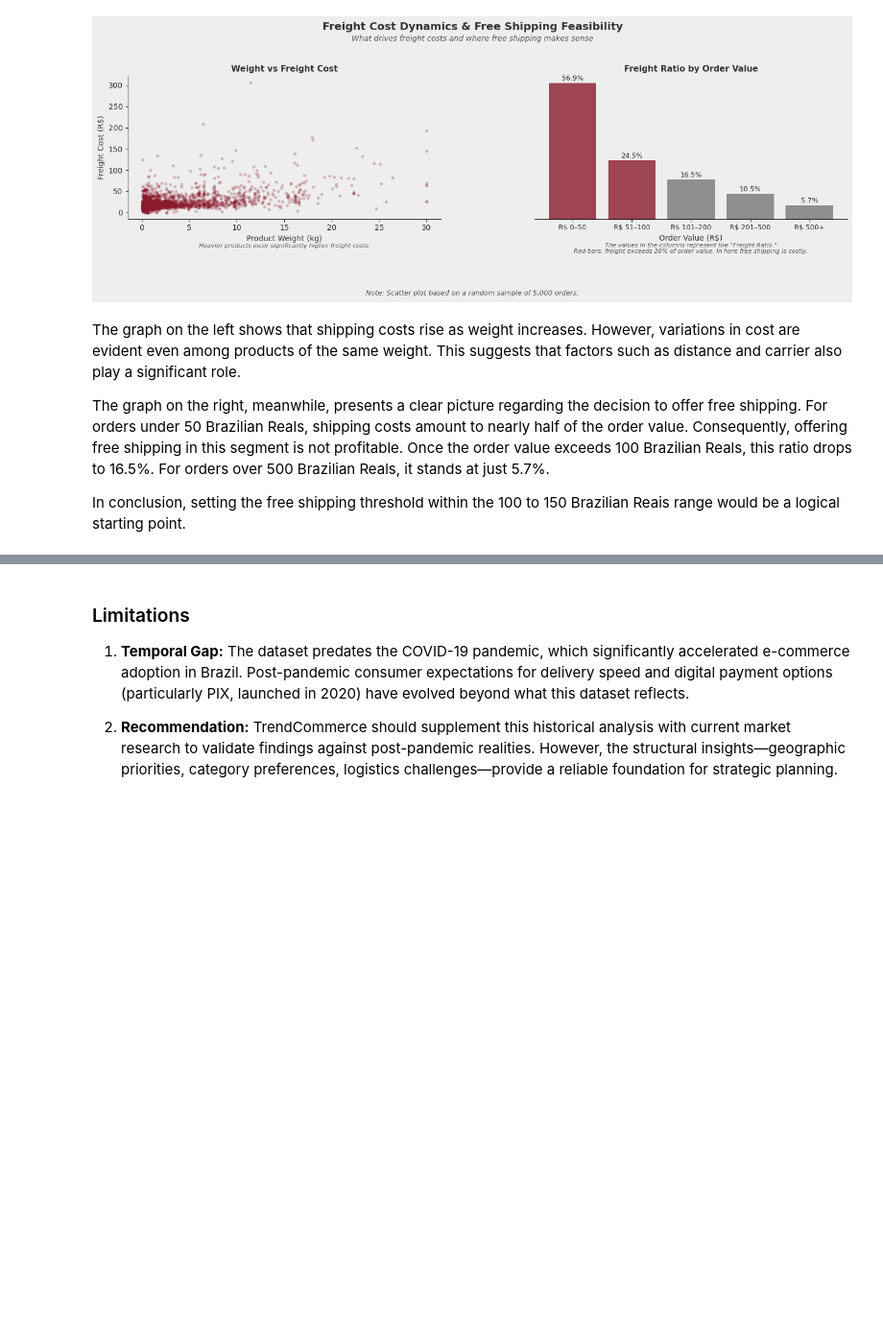
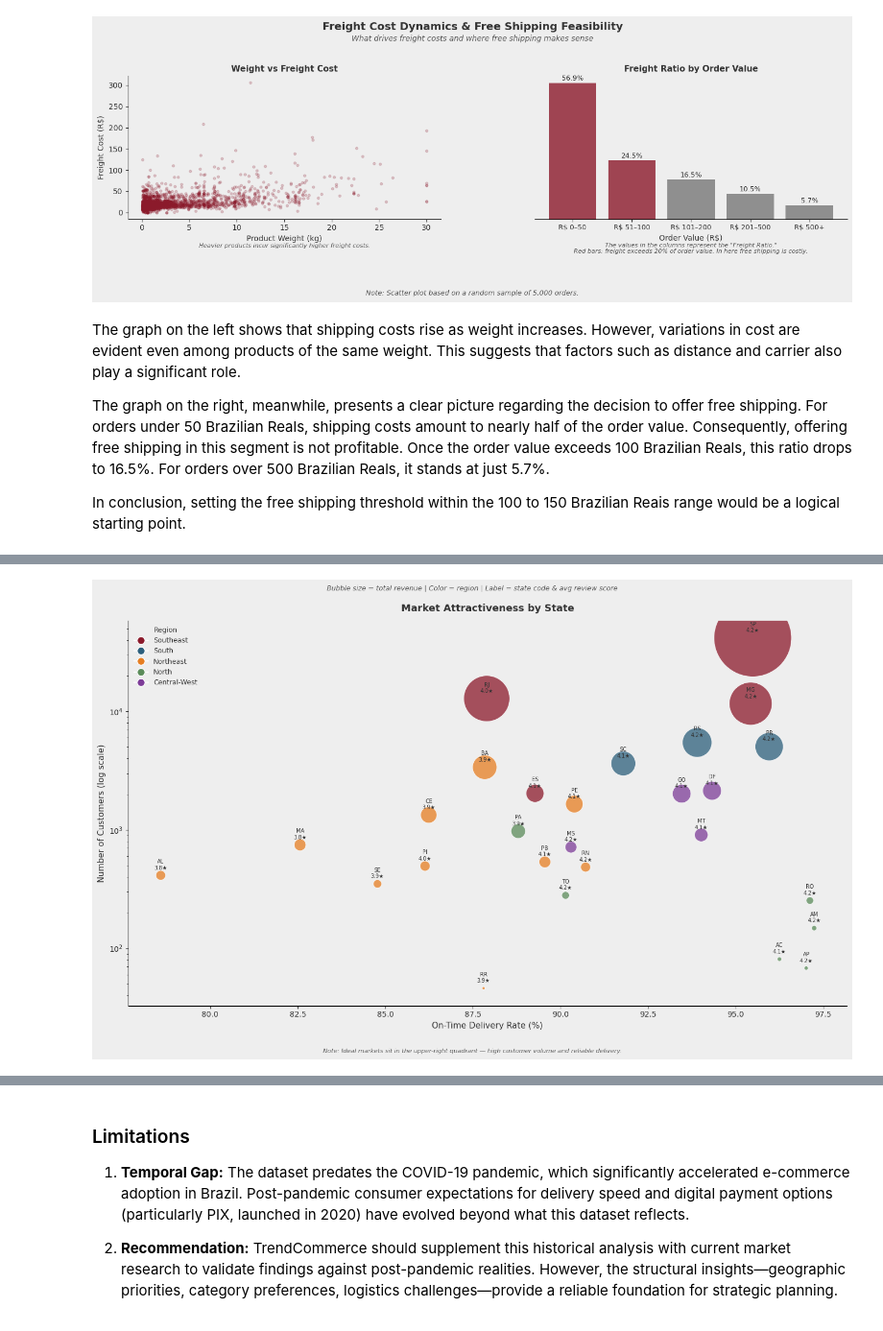
Before and after one commit to celinehacioglu/E-Commerce-Market-Analysis, a Jupyter notebook: analysis.ipynb, the cells around one changed output, grey strips where cells are left out. Shown at 96% size. Saved outputs shown, nothing was run; the diff lists cells and outputs as text; code cells hidden in the pictures; blank space fills up the shorter version.

```diff
--- a/analysis.ipynb
+++ b/analysis.ipynb
@@ -969,0 +1094,92 @@ The geographic distribution mirrors the customer-side concentration observed in
+# %%
+# State-level metrics
+state_customers = customers.groupby('customer_state')['customer_id'].count()
+state_revenue = order_items.merge(orders[['order_id', 'customer_id']], on='order_id') \
+    .merge(customers[['customer_id', 'customer_state']], on='customer_id') \
+    .groupby('customer_state')['price'].sum()
+
+state_reviews = orders[orders['order_status'] == 'delivered'] \
+    .merge(reviews[['order_id', 'review_score']], on='order_id') \
+    .merge(customers[['customer_id', 'customer_state']], on='customer_id') \
+    .groupby('customer_state')['review_score'].mean()
+
+state_ontime = delivered.merge(customers[['customer_id', 'customer_state']], on='customer_id') \
+    .groupby('customer_state')['on_time'].mean() * 100
+
+region_map = {
+    'SP': 'Southeast', 'RJ': 'Southeast', 'MG': 'Southeast', 'ES': 'Southeast',
+    'RS': 'South', 'SC': 'South', 'PR': 'South',
+    'BA': 'Northeast', 'PE': 'Northeast', 'CE': 'Northeast', 'MA': 'Northeast',
+    'PB': 'Northeast', 'RN': 'Northeast', 'AL': 'Northeast', 'SE': 'Northeast',
+    'PI': 'Northeast', 'RR': 'Northeast',
+    'AM': 'North', 'PA': 'North', 'RO': 'North', 'AC': 'North',
+    'AP': 'North', 'TO': 'North',
+    'MT': 'Central-West', 'MS': 'Central-West', 'GO': 'Central-West', 'DF': 'Central-West'
+}
+
+region_colors = {
+    'Southeast': '#8B1A2B',
+    'South': '#2C5F7C',
+    'Northeast': '#E67E22',
+    'North': '#5B8C5A',
+    'Central-West': '#7D3C98'
+}
+
+state_df = pd.DataFrame({
+    'customers': state_customers,
+    'revenue': state_revenue,
+    'review_score': state_reviews,
+    'on_time_rate': state_ontime
+}).dropna()
+state_df['region'] = state_df.index.map(region_map)
+
+fig, ax = plt.subplots(figsize=(14, 9))
+fig.patch.set_facecolor('#EEEEEE')
+ax.set_facecolor('#EEEEEE')
+
+for region, group in state_df.groupby('region'):
+    ax.scatter(
+        group['on_time_rate'],
+        group['customers'],
+        s=group['revenue'] / 500,
+        c=region_colors[region],
+        alpha=0.75,
+        edgecolors='white',
+        linewidth=0.8,
+        label=region
+    )
+
+
+for state, row in state_df.iterrows():
+    ax.annotate(f"{state}\n{row['review_score']:.1f}★",
+                xy=(row['on_time_rate'], row['customers']),
+                fontsize=7, ha='center', va='bottom',
+                xytext=(0, 6), textcoords='offset points', color='#333333')
+
+ax.set_xlabel('On-Time Delivery Rate (%)', fontsize=11)
+ax.set_yscale('log')
+ax.set_ylabel('Number of Customers (log scale)', fontsize=11)
+ax.set_title('Market Attractiveness by State', fontsize=13, fontweight='bold', pad=12)
+fig.text(0.5, 0.93, 'Bubble size = total revenue | Color = region | Label = state code & avg review score',
+         ha='center', fontsize=9, fontstyle='italic', color='#555555')
+
+from matplotlib.lines import Line2D
+
+legend_elements = [
+    Line2D([0], [0], marker='o', color='w', markerfacecolor=color,
+           markersize=10, label=region)
+    for region, color in region_colors.items()
+]
+
+ax.legend(handles=legend_elements, title='Region', fontsize=9,
+          framealpha=0, title_fontsize=9, loc='upper left')
+ax.spines[['top', 'right']].set_visible(False)
+
+fig.text(0.5, -0.01,
+         'Note: Ideal markets sit in the upper-right quadrant — high customer volume and reliable delivery.',
+         ha='center', fontsize=8, fontstyle='italic', color='#555555')
+
+plt.tight_layout(rect=[0, 0.02, 1, 0.92])
+plt.show()
+# %% [output]
+[figure, added]
```
Also changed, not shown: parts of 12 cells of this notebook.
